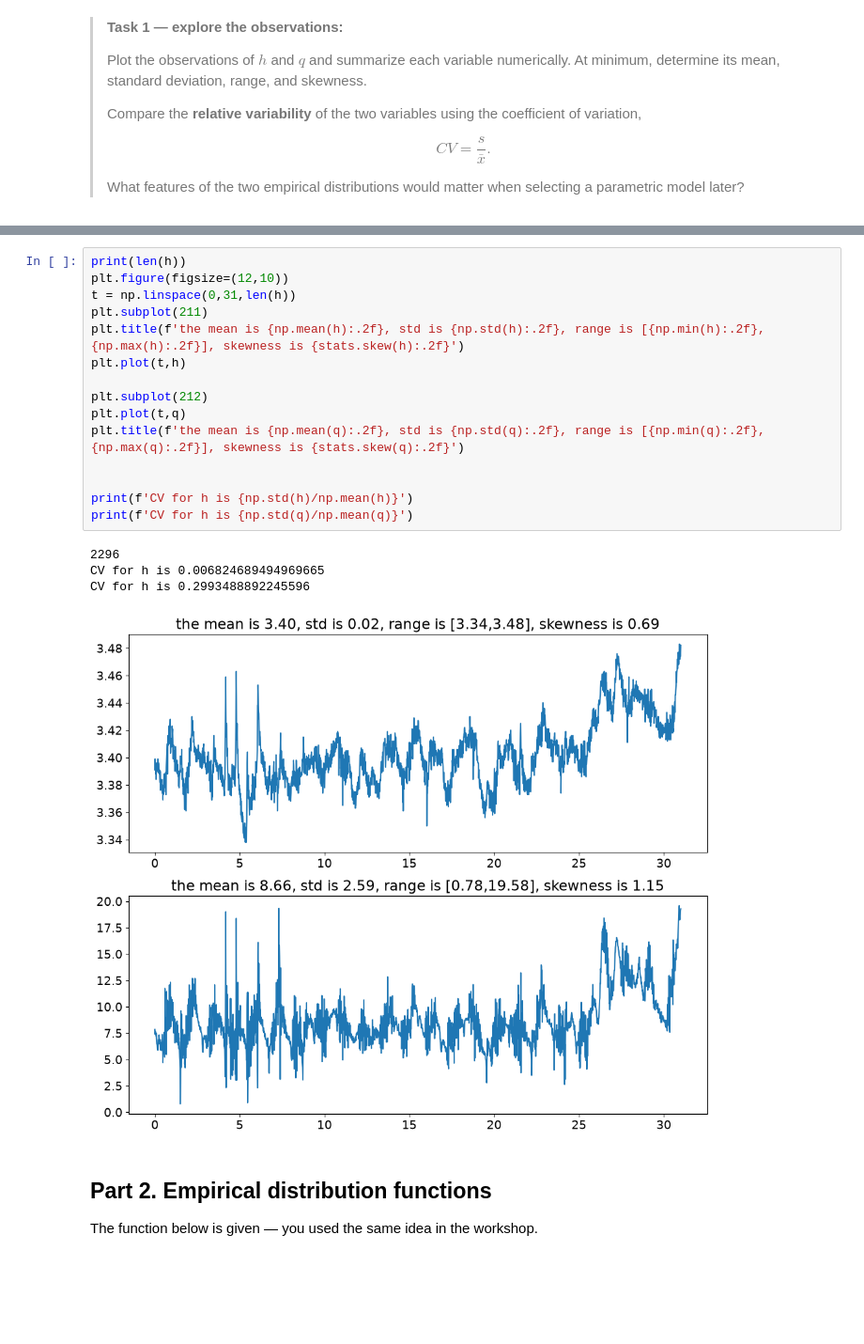
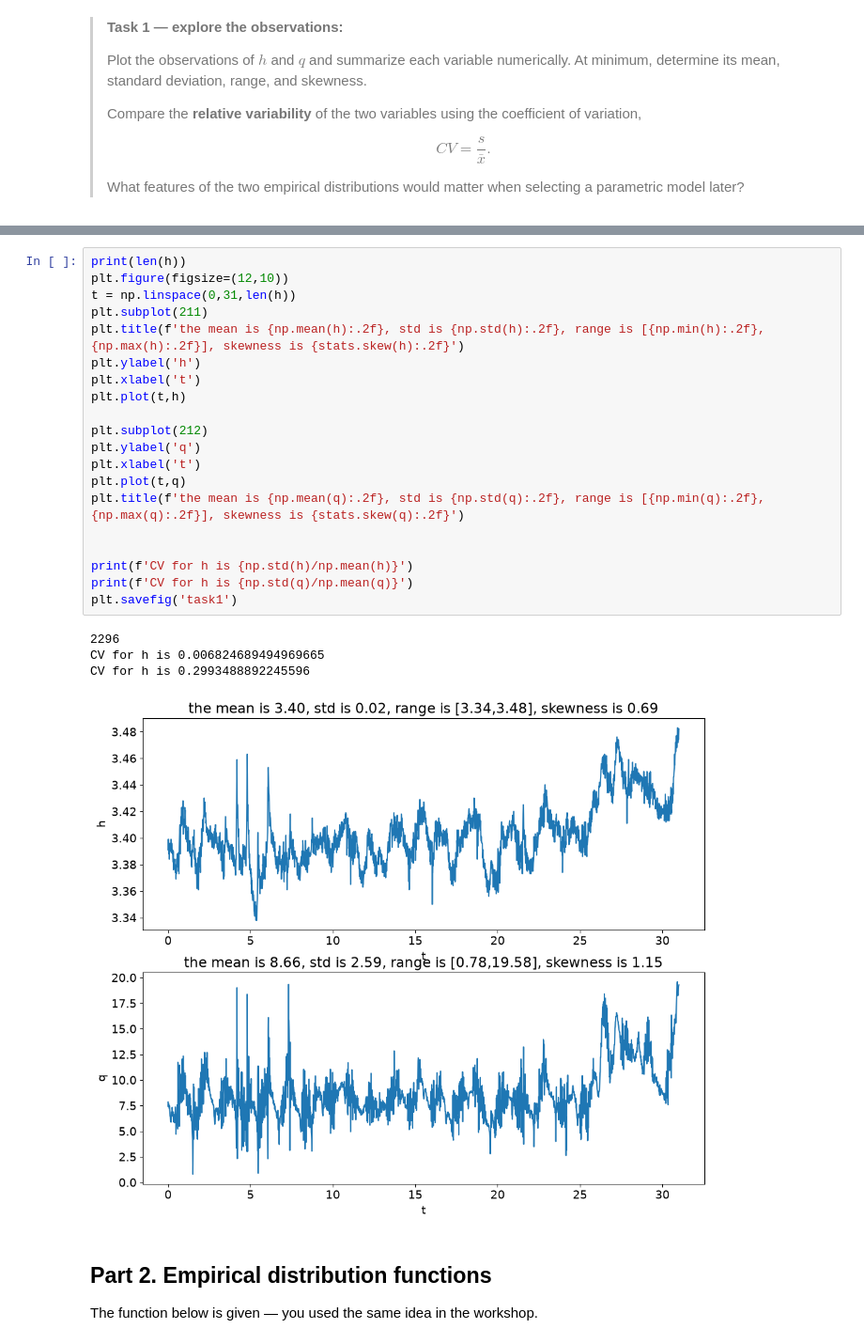
Before and after one commit to vy4syv4s/GA1.4-Galena6, a Jupyter notebook: GA_1.4.ipynb, the cells around one changed output, grey strips where cells are left out. Shown at 94% size. Drawn from its saved outputs; the diff is of its cells as text; blank space fills up the shorter version.

```diff
--- a/GA_1.4.ipynb
+++ b/GA_1.4.ipynb
@@ -74,23 +72,28 @@ h, q = np.genfromtxt('dataset_thames.csv', delimiter=',', unpack=True, skip_head
 # %%
 print(len(h))
 plt.figure(figsize=(12,10))
 t = np.linspace(0,31,len(h))
 plt.subplot(211)
 plt.title(f'the mean is {np.mean(h):.2f}, std is {np.std(h):.2f}, range is [{np.min(h):.2f},{np.max(h):.2f}], skewness is {stats.skew(h):.2f}')
+plt.ylabel('h')
+plt.xlabel('t')
 plt.plot(t,h)
 
 plt.subplot(212)
+plt.ylabel('q')
+plt.xlabel('t')
 plt.plot(t,q)
 plt.title(f'the mean is {np.mean(q):.2f}, std is {np.std(q):.2f}, range is [{np.min(q):.2f},{np.max(q):.2f}], skewness is {stats.skew(q):.2f}')
 
 
 print(f'CV for h is {np.std(h)/np.mean(h)}')
 print(f'CV for h is {np.std(q)/np.mean(q)}')
+plt.savefig('task1')
 # %% [output]
 2296
 CV for h is 0.006824689494969665
 CV for h is 0.2993488892245596
-[figure, old version]
+[figure, new version]
 # %% [markdown]
 ## Part 2. Empirical distribution functions
 
```
Also changed, not shown: parts of 10 cells of this notebook, 3 other files.
